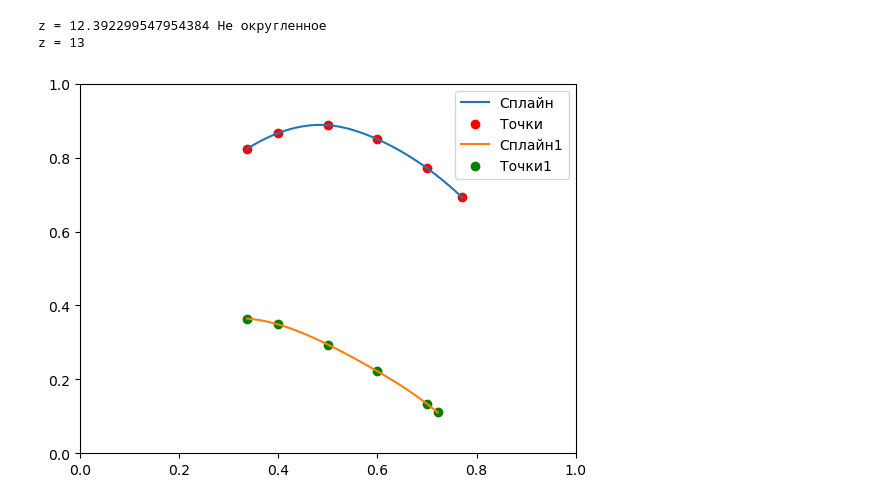
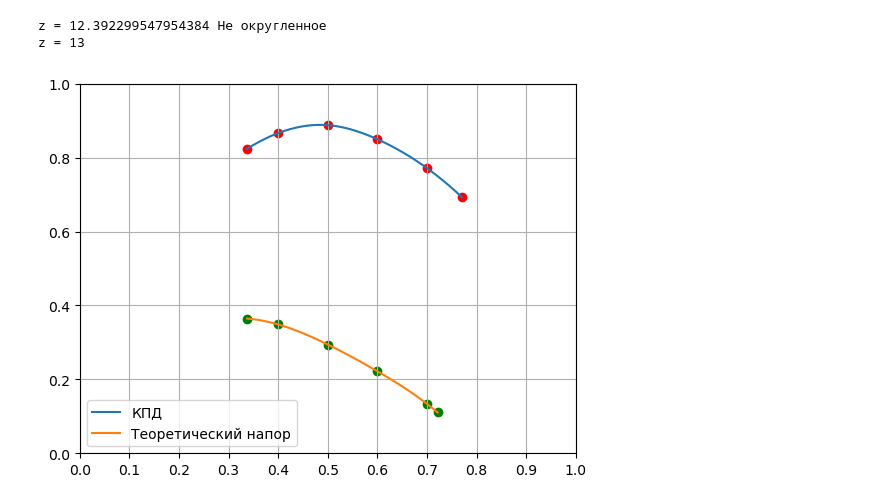
Before and after one commit to mikiway902/Compressor_Kurs, a Jupyter notebook: main.ipynb, the cells around one changed output. Drawn from its saved outputs; the diff is of its cells as text; code cells hidden in the pictures.

Commit message:
added plot and parameters generation

```diff
--- a/main.ipynb
+++ b/main.ipynb
@@ -196,33 +215,32 @@ print(f"z = {z}")
 z = 12.392299547954384 Не округленное
 z = 13
 # %%
-import numpy as np
-import matplotlib.pyplot as plt
-from scipy.interpolate import make_interp_spline
-
 # Ваши точки
 x = np.array([0.337091988131, 0.4, 0.5, 0.6,0.7, 0.770588235294])
 y = np.array([0.82371541502, 0.866403, 0.88774703, 0.849604743, 0.771343873, 0.692490118577])
 
 x1 = np.array([0.337091988131, 0.4, 0.5, 0.6,0.7, 0.721379310345])
 y1 = np.array([0.36446601942, 0.34854368932, 0.294174757282, 0.221747572816, 0.13360824742, 0.11038026721])
 
 # Создаем более плотную сетку X для плавности
 x_smooth = np.linspace(x.min(), x.max(), 300)
 spline = make_interp_spline(x, y, k=3) # k=3 — кубический сплайн
 y_smooth = spline(x_smooth)
 
 x1_smooth = np.linspace(x1.min(), x1.max(), 300)
 spline = make_interp_spline(x1, y1, k=3) # k=3 — кубический сплайн
 y1_smooth = spline(x1_smooth)
 
-plt.plot(x_smooth, y_smooth, label='Сплайн')
-plt.scatter(x, y, color='red', label='Точки')
-plt.plot(x1_smooth, y1_smooth, label='Сплайн1')
-plt.scatter(x1, y1, color='green', label='Точки1')
+plt.plot(x_smooth, y_smooth, label='КПД')
+plt.scatter(x, y, color='red')
+plt.plot(x1_smooth, y1_smooth, label='Теоретический напор')
+plt.scatter(x1, y1, color='green')
 plt.xlim(0, 1)
 plt.ylim(0, 1)
+plt.xticks(np.arange(0, 1.1, 0.1))  # Установка делений по оси X с шагом 0.1
+plt.yticks(np.arange(0, 1.1, 0.2))  # Установка делений по оси Y с шагом 0.2
+plt.grid(True) # Добавление сетки
 plt.legend()
 plt.show()
 # %% [output]
-[figure, old version]
+[figure, new version]
```
Also changed, not shown: parts of 7 cells of this notebook.
